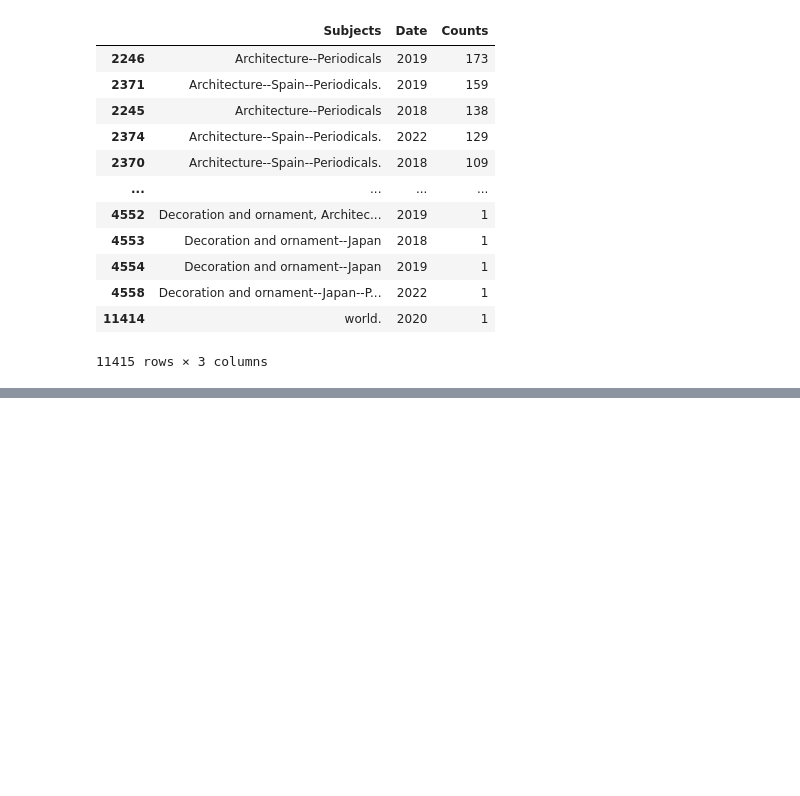
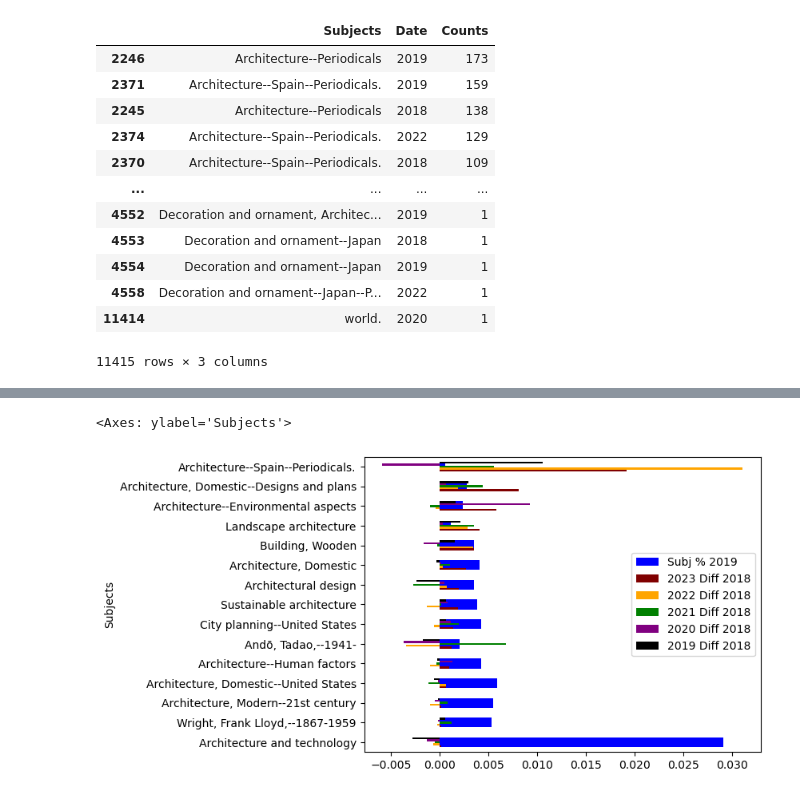
Before and after one commit to senderrr/Architecture, a Jupyter notebook: ArchitectureNotebookPlots.ipynb, the cells around one changed output, grey strips where cells are left out. Cells and saved outputs as stored; diff of their text form; code cells hidden in the pictures; blank space fills up the shorter version.

```diff
--- a/ArchitectureNotebookPlots.ipynb
+++ b/ArchitectureNotebookPlots.ipynb
@@ -414,0 +460,8 @@ merged_df5.describe()
+# %%
+ax = diff_df2023.head(15).plot(x="Subjects", y='Subj % 2019', kind="barh", color="blue")
+#ax
+diff_all_plots = diff_df2023.head(15).sort_values('2023 Diff 2018', ascending=True).plot(x="Subjects", y=['2023 Diff 2018', '2022 Diff 2018', '2021 Diff 2018', '2020 Diff 2018', '2019 Diff 2018'], kind="barh", ax=ax, color=["maroon", "orange", "green", "purple", "black"])
+diff_all_plots
+# %% [output]
+<Axes: ylabel='Subjects'>
+[figure, added]
```
Also changed, not shown: parts of 9 cells of this notebook.
